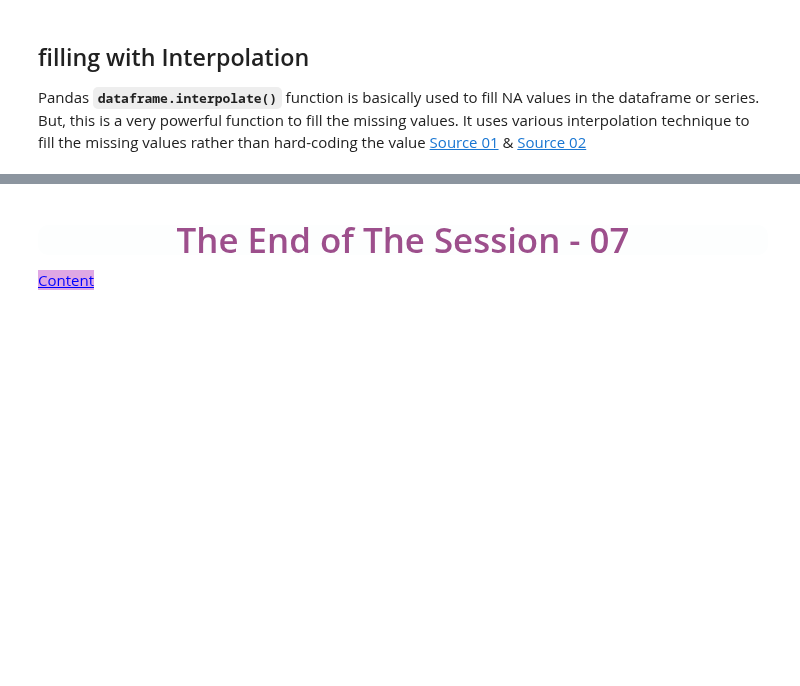
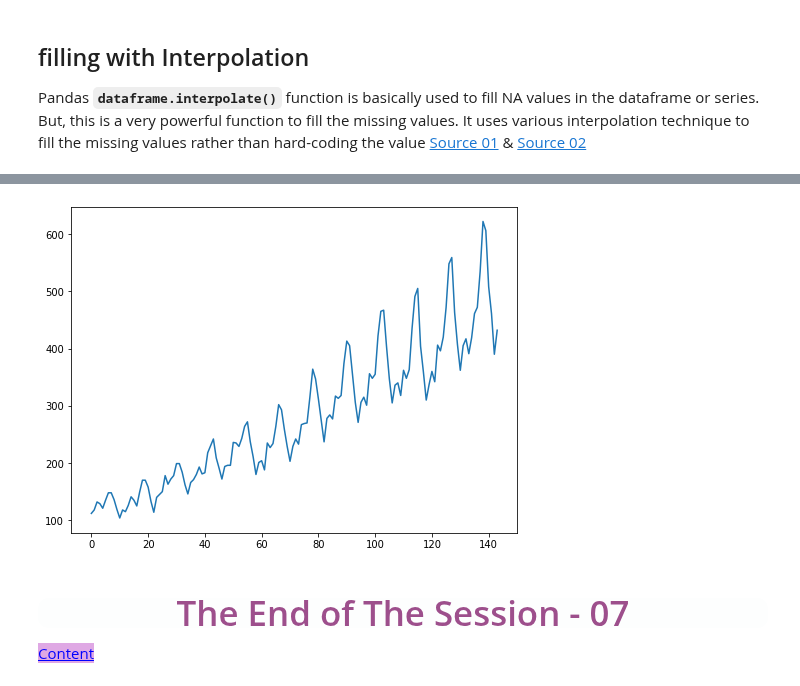
Before and after one commit to Bir01/02_DATA_SCIENCE_DATA_ANALYTICS_MODULE, a Jupyter notebook: 3- Classes_Labs/2. DAwPY/DAwPy_S7_(Handling_with_Missing_Values)-student-Copy1.ipynb, the cells around one changed output, grey strips where cells are left out. Drawn from its saved outputs; the diff is of its cells as text; code cells hidden in the pictures; blank space fills up the shorter version.

```diff
--- a/3- Classes_Labs/2. DAwPY/DAwPy_S7_(Handling_with_Missing_Values)-student-Copy1.ipynb
+++ b/3- Classes_Labs/2. DAwPY/DAwPy_S7_(Handling_with_Missing_Values)-student-Copy1.ipynb
@@ -1695,3 +1981,8 @@ Pandas **``dataframe.interpolate()``** function is basically used to fill NA val
+# %%
+plt.figure(figsize =(8,6))
+flights.passengers.plot();
+# %% [output]
+[figure, added]
 # %% [markdown]
 ## <p style="background-color:#FDFEFE; font-family:newtimeroman; color:#9d4f8c; font-size:150%; text-align:center; border-radius:10px 10px;">The End of The Session - 07</p>
 
```
Also changed, not shown: parts of 53 cells of this notebook.
